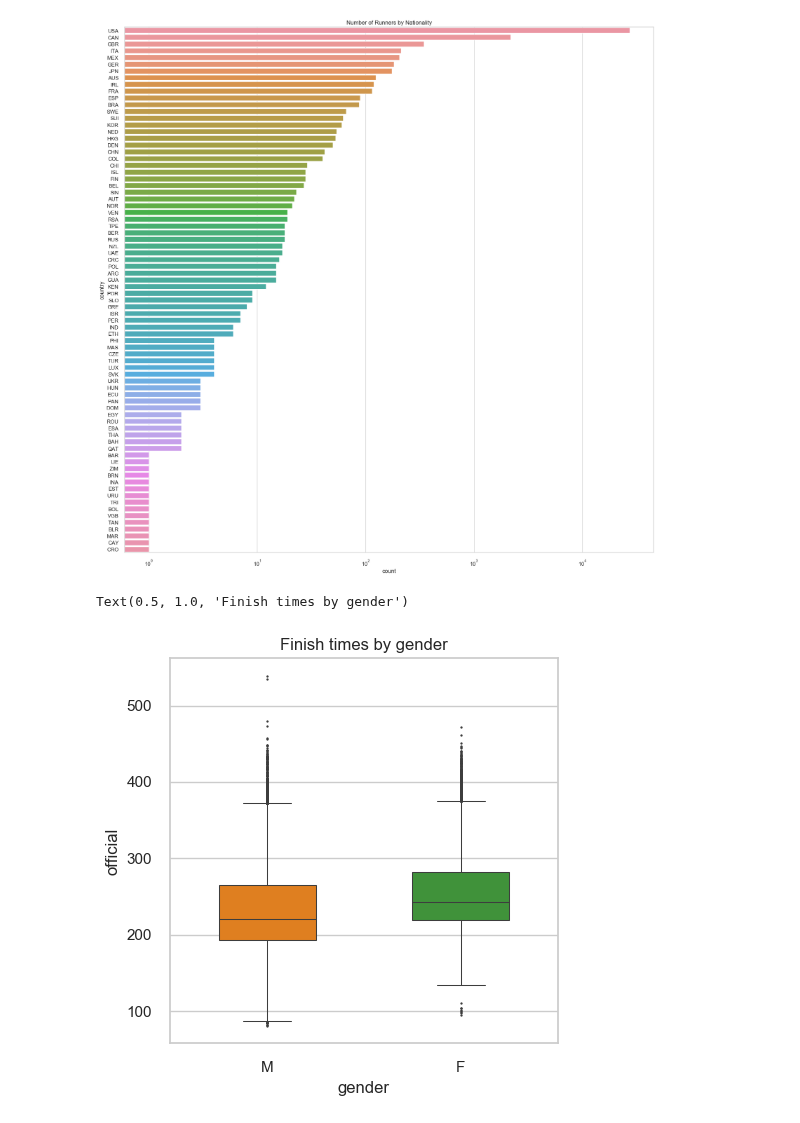
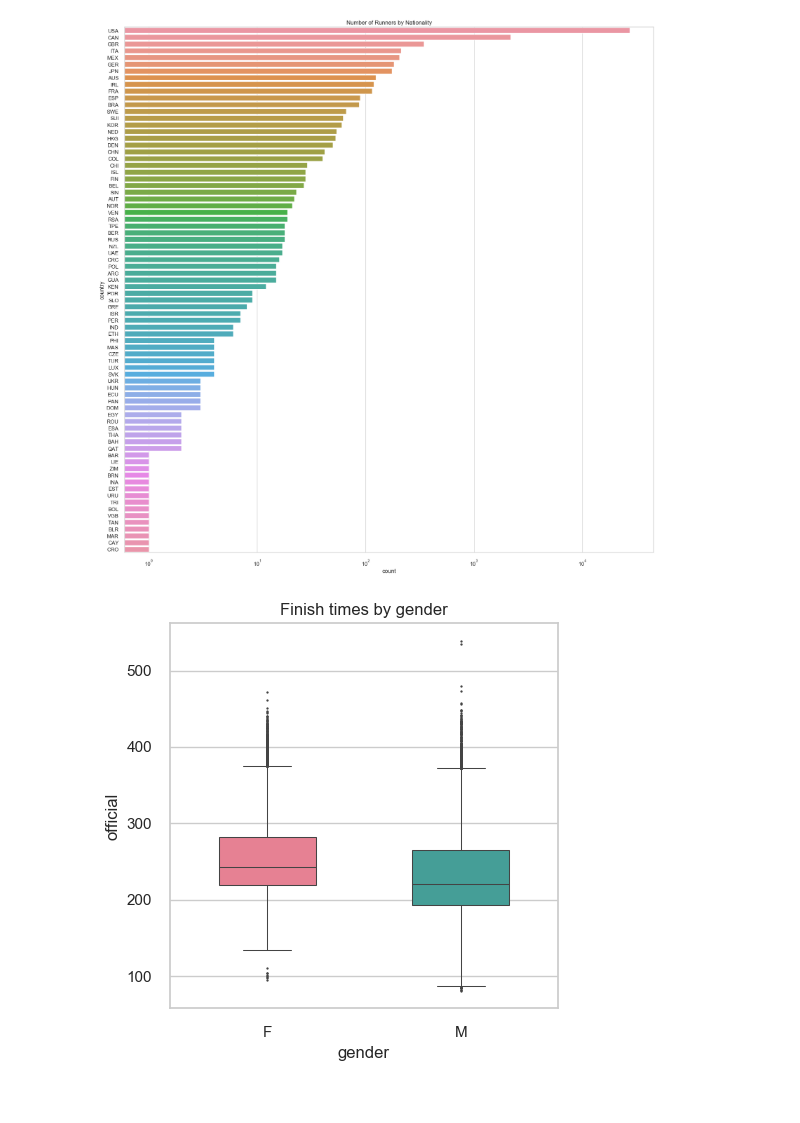
Before and after one commit to 26Jinx/Thinkful, a Jupyter notebook: Unit4/2_Basic_Clustering/Boston_Marathon.ipynb, the cells around one changed output. Drawn from its saved outputs; the diff is of its cells as text; code cells hidden in the pictures.

```diff
--- a/Unit4/2_Basic_Clustering/Boston_Marathon.ipynb
+++ b/Unit4/2_Basic_Clustering/Boston_Marathon.ipynb
@@ -90,8 +96,9 @@ plt.show()
 # %%
 f, ax = plt.subplots(figsize=(5, 5))
 sns.set(style='whitegrid')
-sns.boxplot(x='gender', y='official', data=df, palette='Paired_r', linewidth=0.75, fliersize=0.75, width=0.5)
+sns.boxplot(x='gender', y='official', data=df, palette='husl', order=['F', 'M'], linewidth=0.75, fliersize=0.75,
+            width=0.5)
 plt.title('Finish times by gender')
+plt.show()
 # %% [output]
-Text(0.5, 1.0, 'Finish times by gender')
-[figure, old version]
+[figure, new version]
```
Also changed, not shown: parts of 3 cells of this notebook.
